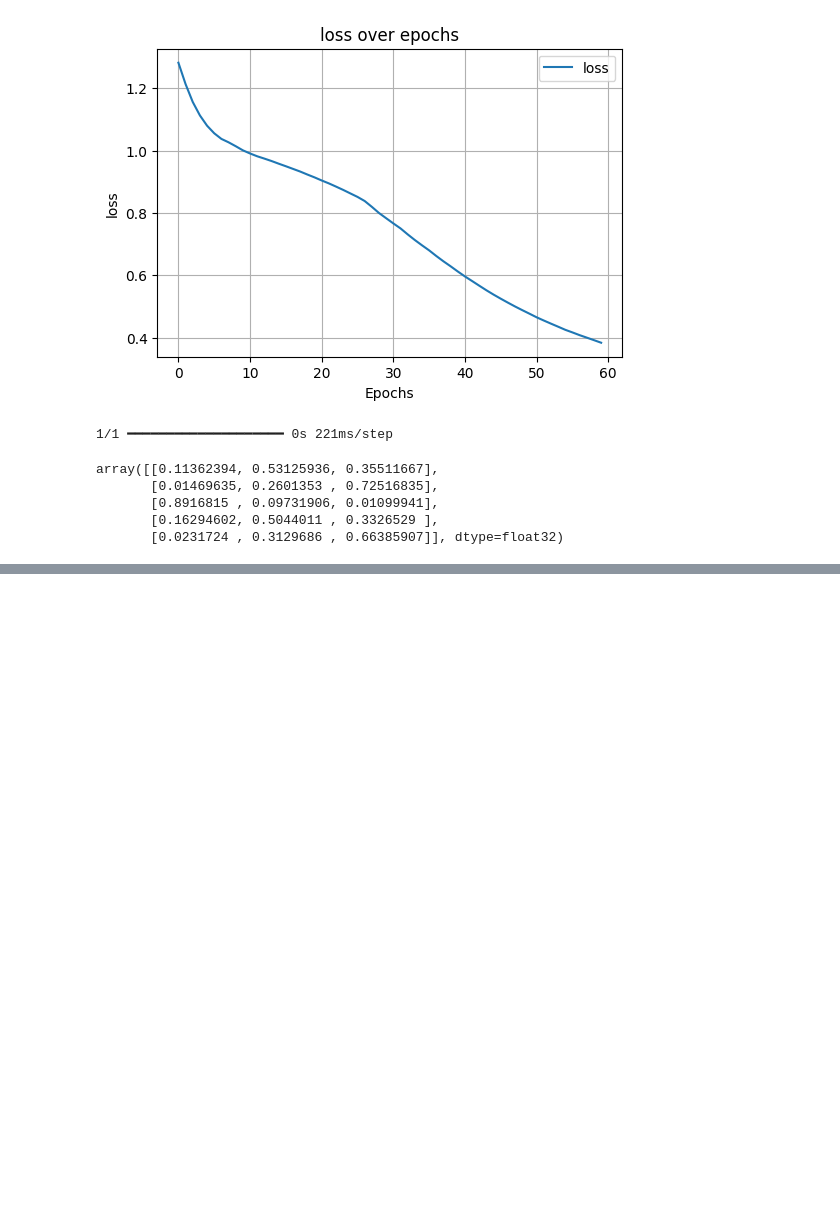
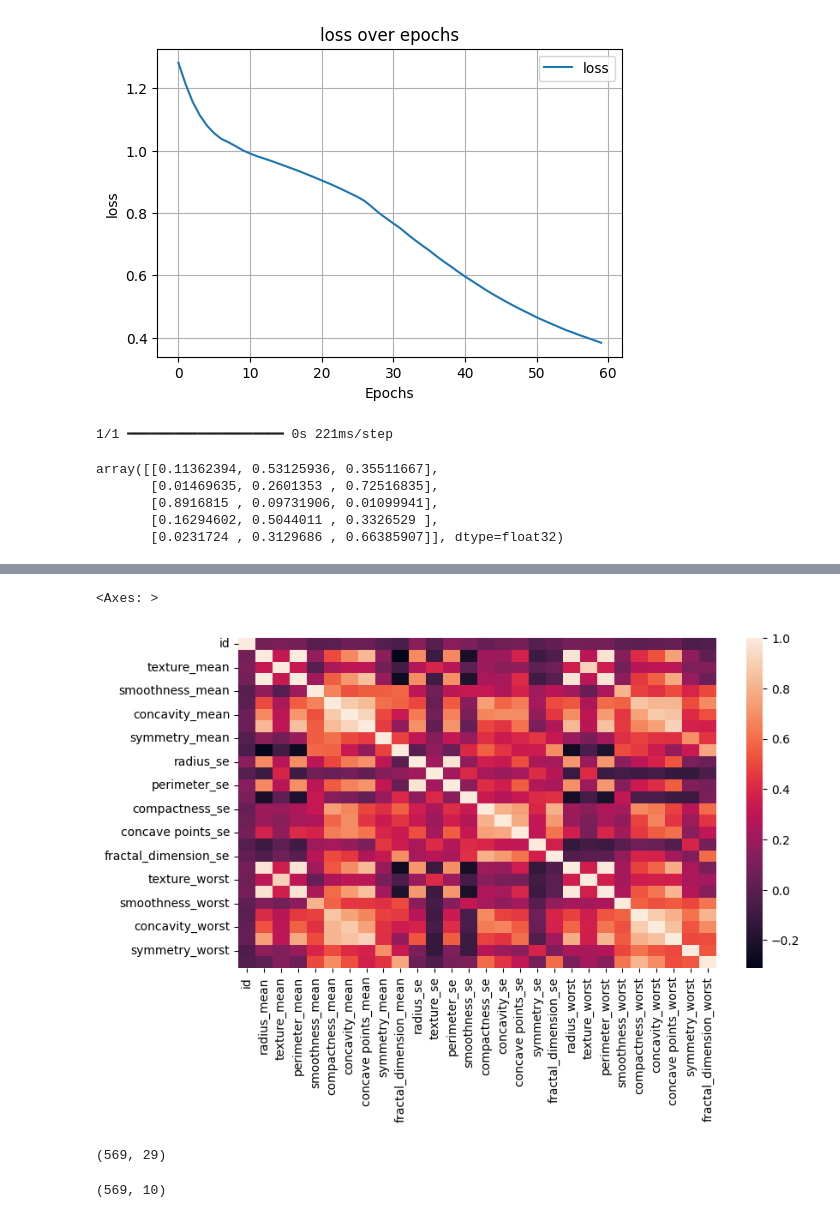
Before and after one commit to SalemElbermawy/full_deep, a Jupyter notebook: models.ipynb, the cells around one changed output, grey strips where cells are left out. Drawn from its saved outputs; the diff is of its cells as text; code cells hidden in the pictures; blank space fills up the shorter version.

```diff
--- a/models.ipynb
+++ b/models.ipynb
@@ -660,0 +714,17 @@ model.save("iris.keras")
+# %%
+columns=data.columns
+
+for c in columns:
+    if "area" in c:
+        data.drop(c,inplace=True,axis=1)
+# %%
+corr_conf=data.drop("diagnosis",axis=1).corr()
+plt.figure(figsize=(9,5))
+sns.heatmap(corr_conf)
+# %% [output]
+<Axes: >
+[figure, added]
+# %%
+data.shape
+# %% [output]
+(569, 29)
@@ -660,0 +738,4 @@ model.save("iris.keras")
+# %%
+data.shape
+# %% [output]
+(569, 10)
```
Also changed, not shown: parts of 18 cells of this notebook, 2 other files.
